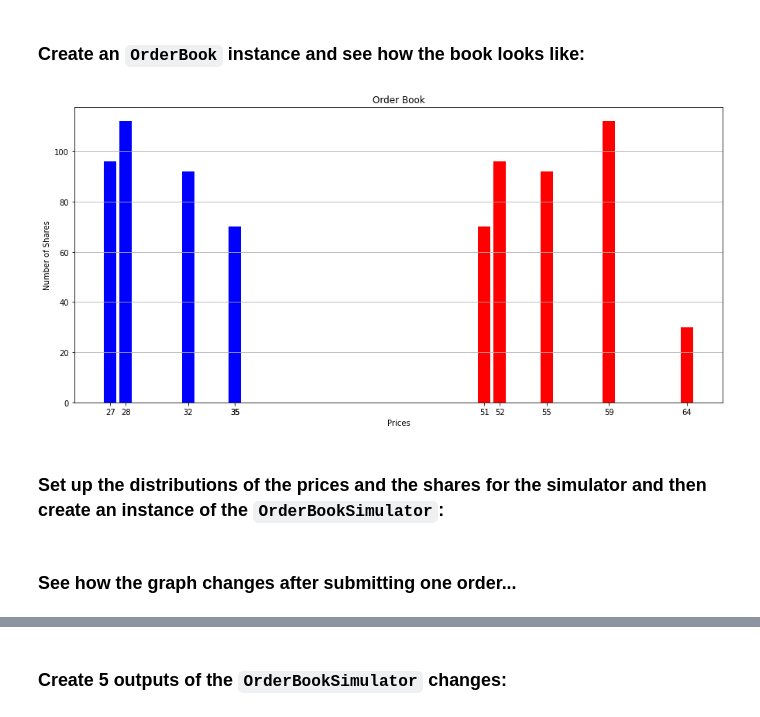
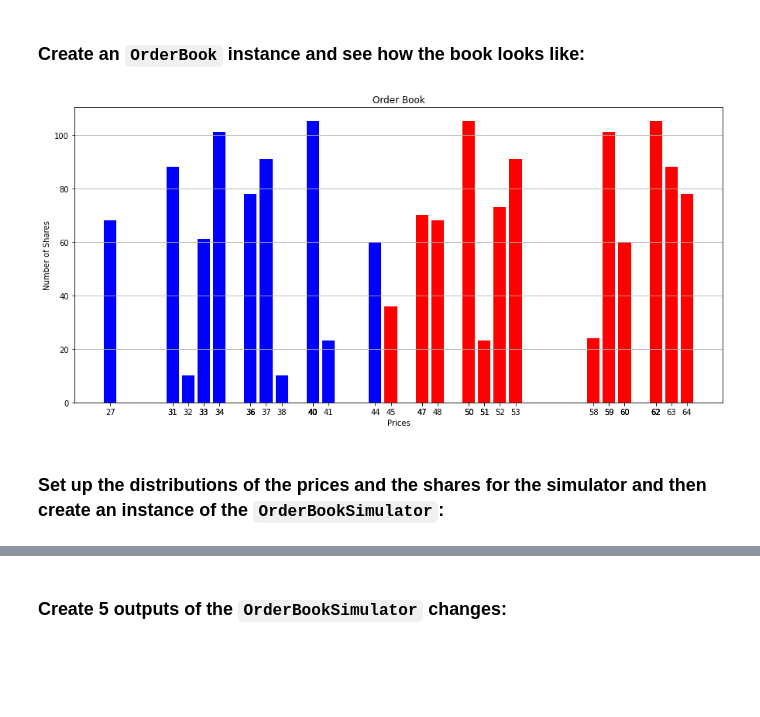
Before and after one commit to sunnymshah95/CME-241-RLinFinance, a Jupyter notebook: Assignment 09/solutions.ipynb, the cells around one changed output, grey strips where cells are left out. Cells and saved outputs as stored; diff of their text form; code cells hidden in the pictures; blank space fills up the shorter version.

```diff
--- a/Assignment 09/solutions.ipynb
+++ b/Assignment 09/solutions.ipynb
@@ -80,23 +83,21 @@ class OrderBookSimulator(MarkovProcess):
 # %% [markdown]
 ### Create an `OrderBook` instance and see how the book looks like:
 # %%
-num_asks = 5
-num_bids = 5
-
-np.random.seed(42)
+num_asks = 20
+num_bids = 20
 
 prices : Sequence[float] = np.abs(np.random.randint(low=45.0, high=65.0, size=num_asks))
 shares : Sequence[int] = np.random.randint(10, 120, size=num_asks)
 asks_list = sorted([DollarsAndShares(dollars=round(p, 2), shares=s) for p, s in zip(prices, shares)], key=lambda x : x.dollars, reverse=True)
 
 prices : Sequence[float] = np.abs(np.random.randint(low=25.0, high=45.0, size=num_asks))
 bids_list = sorted([DollarsAndShares(dollars=round(p, 2), shares=s) for p, s in zip(prices, shares)], key=lambda x : x.dollars)
 
 
 book : OrderBook = NonTerminal(OrderBook(descending_bids=bids_list, ascending_asks=asks_list))
 book.state.display_order_book()
 # %% [output]
-[figure, old version]
+[figure, new version]
 # %% [markdown]
 ### Set up the distributions of the prices and the shares for the simulator and then create an instance of the `OrderBookSimulator`:
 # %%
@@ -111,4 +110,2 @@ simulator = OrderBookSimulator(transitions=transitions,
                                order_types=['market-buy', 'market-sell', 'limit-buy', 'limit-sell'],
                                order_weights=[0.25] * 4)
-# %% [markdown]
-### See how the graph changes after submitting one order...
```
Also changed, not shown: parts of 13 cells of this notebook.
